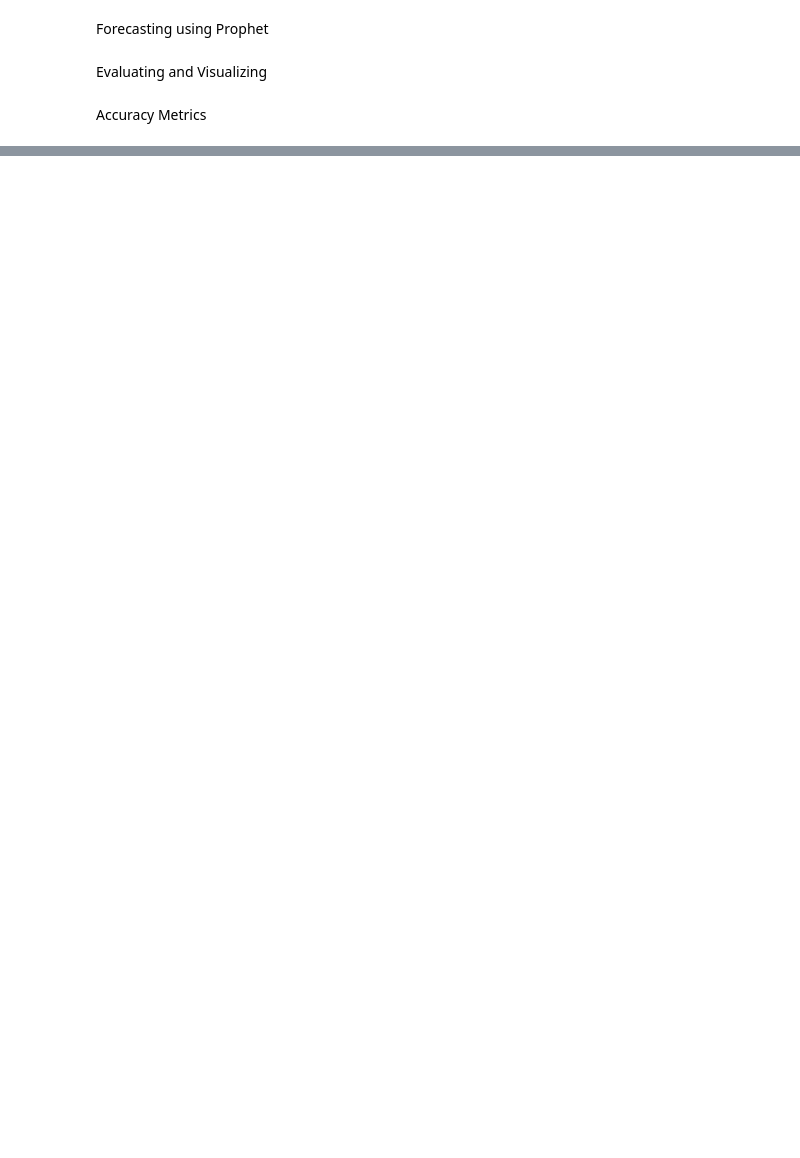
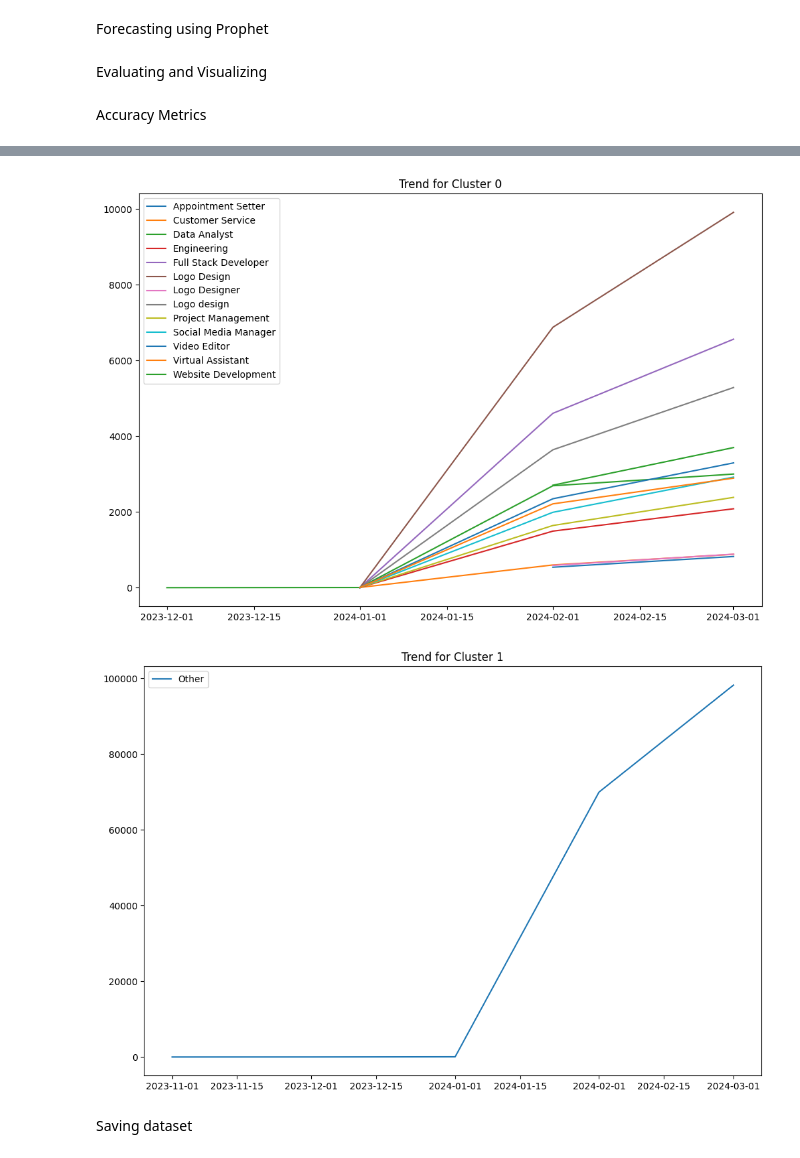
Before and after one commit to nitimasaigal/Project-8-Job-Market-Analysis-and-Recommendation-System, a Jupyter notebook: Project solution 1.ipynb, the cells around one changed output, grey strips where cells are left out. Saved outputs shown, nothing was run; the diff lists cells and outputs as text; code cells hidden in the pictures; blank space fills up the shorter version.

```diff
--- a/Project solution 1.ipynb
+++ b/Project solution 1.ipynb
@@ -597,0 +736,31 @@ Not enough data points for job title: Need Python gRPC developer with 4+ years o
+# %%
+from statsmodels.tsa.holtwinters import ExponentialSmoothing
+import matplotlib.pyplot as plt
+
+# Ensure 'month_year' is a datetime object if not already
+job_demand['month_year'] = pd.to_datetime(job_demand['month_year'])
+
+for cluster_num in range(optimal_k):
+    clustered_categories = pivot_df[pivot_df['cluster'] == cluster_num].index
+
+    for category in clustered_categories:
+        series = job_demand[job_demand['category'] == category].set_index('month_year')['count']
+
+        if len(series) >= 24:  # Ensure at least 24 months of data
+            model = ExponentialSmoothing(series, seasonal='add', seasonal_periods=12).fit()
+        else:
+            try:
+                # Try fitting with a different initialization method
+                model = ExponentialSmoothing(series, seasonal='add', seasonal_periods=12, initialization_method='heuristic').fit()
+            except ValueError:
+                print(f"Skipping category {category} in cluster {cluster_num} due to insufficient data")
+                continue
+
+        forecast = model.forecast(steps=12)
+
+        plt.figure(figsize=(10, 6))
+        plt.plot(series, label='Historical')
+        plt.plot(forecast, label='Forecast', linestyle='--')
+        plt.title(f'Forecast for {category} (Cluster {cluster_num})')
+        plt.legend()
+        plt.show()
@@ -598,2 +782,20 @@ Not enough data points for job title: Need Python gRPC developer with 4+ years o
+# %%
+import matplotlib.pyplot as plt
+
+# Visualizing the trends for all clusters
+for i in range(optimal_k):
+    clustered_categories = pivot_df[pivot_df['cluster'] == i].index
+    plt.figure(figsize=(12, 8))
+    for category in clustered_categories:
+        series = job_demand[job_demand['category'] == category].set_index('month_year')['count']
+        plt.plot(series, label=category)
+    plt.title(f'Trend for Cluster {i}')
+    plt.legend()
+    plt.show()
+# %% [output]
+[figure, added]
+[figure, added]
+# %% [markdown]
+Saving dataset
 # %%
 df.to_csv('all_upwork_jobs_next.csv')
```
Also changed, not shown: parts of 19 cells of this notebook.
